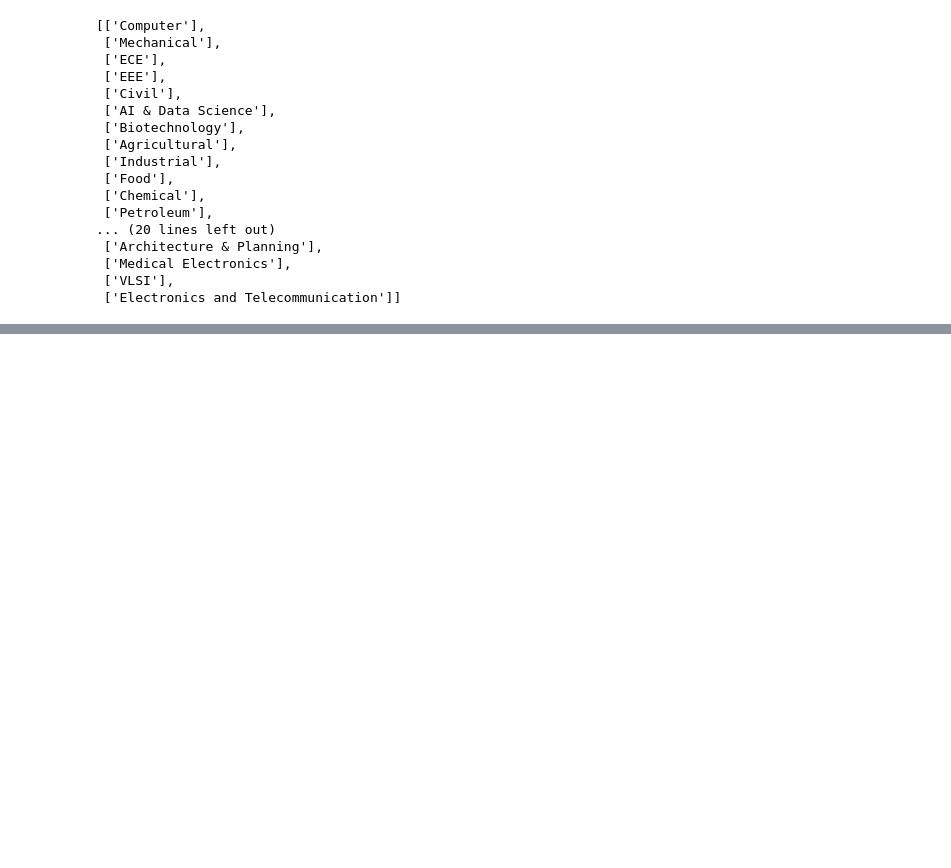
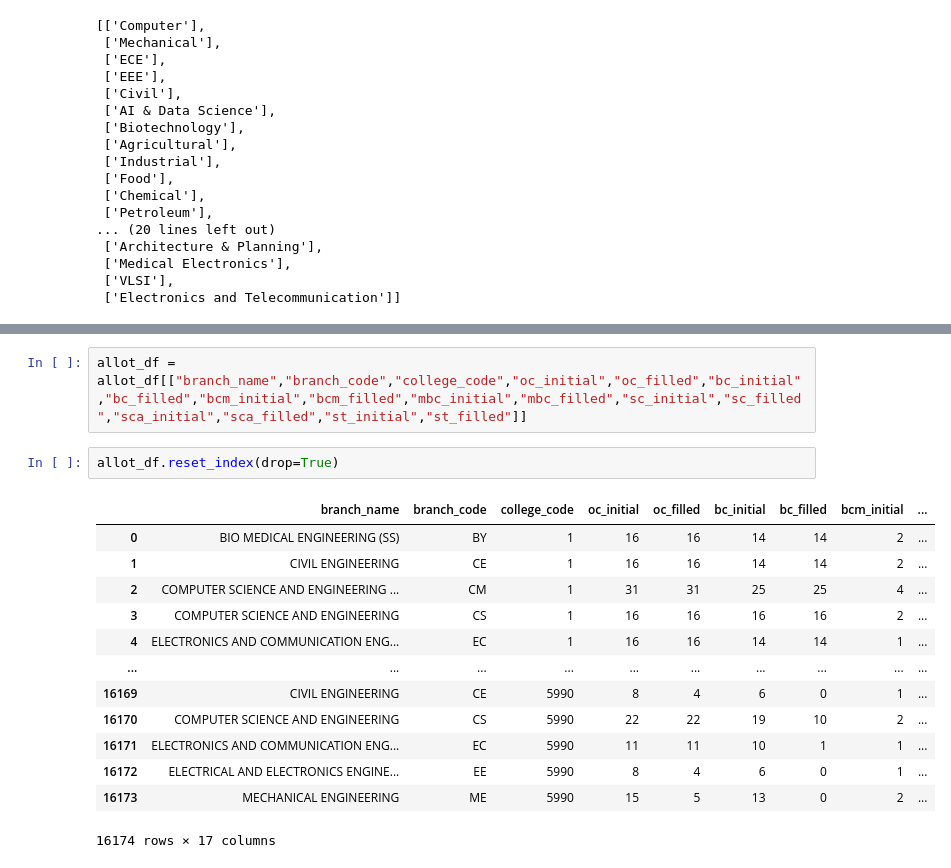
Before and after one commit to anirudhgv1805/tnea-analytics, a Jupyter notebook: data-processing/data-processing.ipynb, the cells around one changed output, grey strips where cells are left out. Drawn from its saved outputs; the diff is of its cells as text; blank space fills up the shorter version.

```diff
--- a/data-processing/data-processing.ipynb
+++ b/data-processing/data-processing.ipynb
@@ -527,0 +673,18 @@ conn.exec_driver_sql("SELECT COUNT(*) FROM college").all()
+# %%
+allot_df = allot_df[["branch_name","branch_code","college_code","oc_initial","oc_filled","bc_initial","bc_filled","bcm_initial","bcm_filled","mbc_initial","mbc_filled","sc_initial","sc_filled","sca_initial","sca_filled","st_initial","st_filled"]]
+# %%
+allot_df.reset_index(drop=True)
+# %% [output]
+|  | branch_name | branch_code | college_code | oc_initial | oc_filled | bc_initial | bc_filled | bcm_initial | ... |
+| 0 | BIO MEDICAL ENGINEERING (SS) | BY | 1 | 16 | 16 | 14 | 14 | 2 | ... |
+| 1 | CIVIL ENGINEERING | CE | 1 | 16 | 16 | 14 | 14 | 2 | ... |
+| 2 | COMPUTER SCIENCE AND ENGINEERING ... | CM | 1 | 31 | 31 | 25 | 25 | 4 | ... |
+| 3 | COMPUTER SCIENCE AND ENGINEERING | CS | 1 | 16 | 16 | 16 | 16 | 2 | ... |
+| 4 | ELECTRONICS AND COMMUNICATION ENG... | EC | 1 | 16 | 16 | 14 | 14 | 1 | ... |
+| ... | ... | ... | ... | ... | ... | ... | ... | ... | ... |
+| 16169 | CIVIL ENGINEERING | CE | 5990 | 8 | 4 | 6 | 0 | 1 | ... |
+| 16170 | COMPUTER SCIENCE AND ENGINEERING | CS | 5990 | 22 | 22 | 19 | 10 | 2 | ... |
+| 16171 | ELECTRONICS AND COMMUNICATION ENG... | EC | 5990 | 11 | 11 | 10 | 1 | 1 | ... |
+| 16172 | ELECTRICAL AND ELECTRONICS ENGINE... | EE | 5990 | 8 | 4 | 6 | 0 | 1 | ... |
+| 16173 | MECHANICAL ENGINEERING | ME | 5990 | 15 | 5 | 13 | 0 | 2 | ... |
+16174 rows × 17 columns
```
Also changed, not shown: parts of 37 cells of this notebook.
